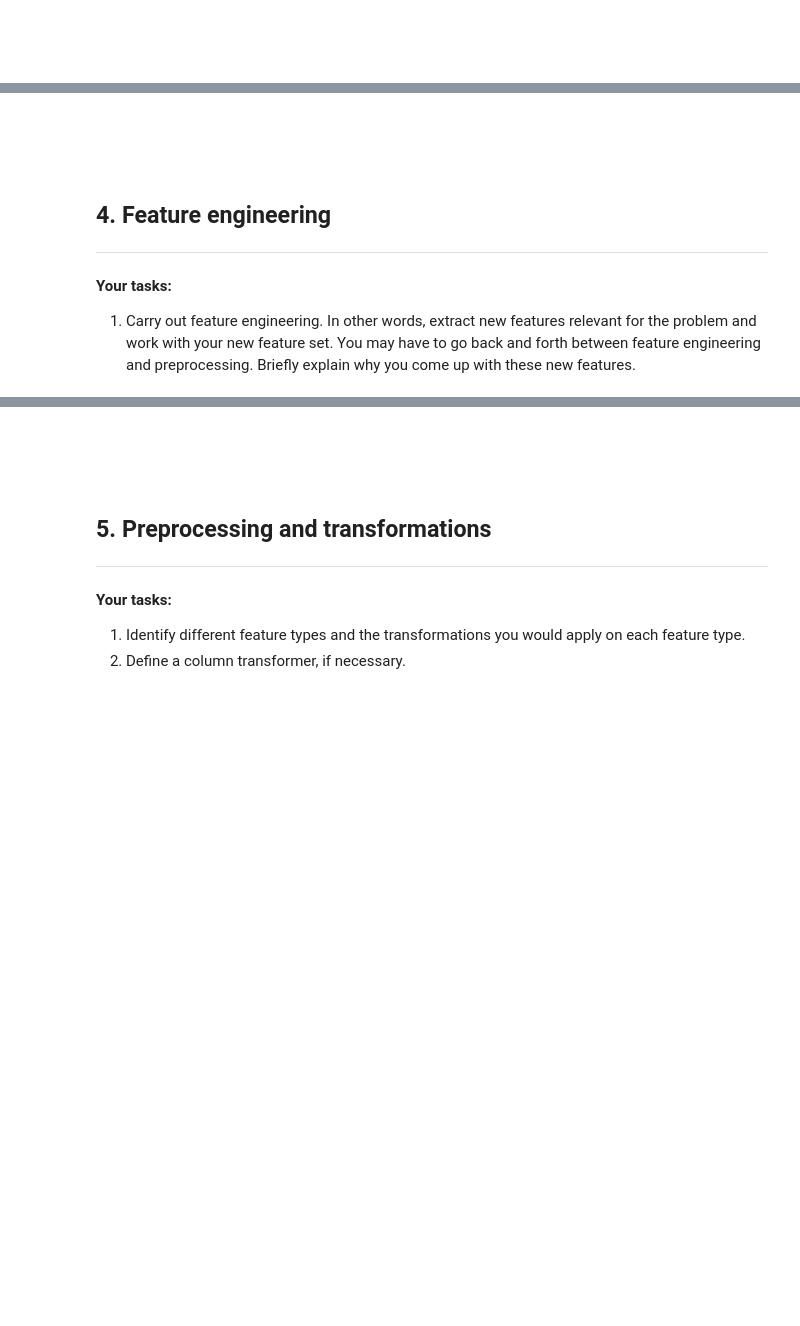
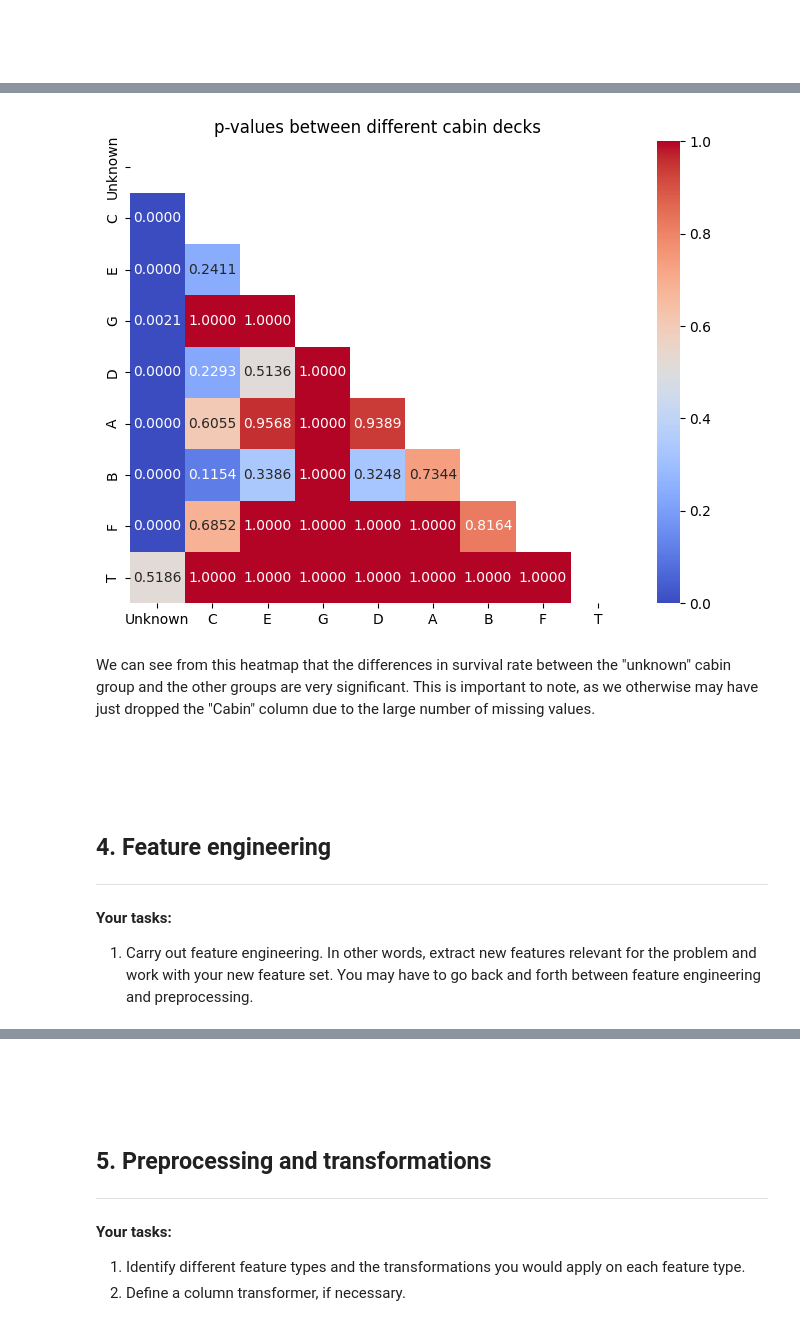
Before and after one commit to caden-maxwell/titanic_cs4320, a Jupyter notebook: final_report.ipynb, the cells around one changed output, grey strips where cells are left out. Cells and saved outputs as stored; diff of their text form; code cells hidden in the pictures; blank space fills up the shorter version.

```diff
--- a/final_report.ipynb
+++ b/final_report.ipynb
@@ -162,0 +200,23 @@ _Type your answer here, replacing this text._
+# %%
+# Idea from: https://medium.com/analytics-vidhya/constructing-heat-map-for-chi-square-test-of-independence-6d78aa2b140f
+
+p_values = np.zeros((num_bins, num_bins))
+for i, group1 in enumerate(age_group_labels):
+    for j, group2 in enumerate(age_group_labels):
+        contingency_table = pd.crosstab(
+            age_groups == group1,
+            age_groups == group2
+        )
+        _, p_values[i, j], _, _ = chi2_contingency(contingency_table)
+
+mask = np.triu(np.ones_like(p_values, dtype=bool))
+plt.figure(figsize=(8, 6))
+
+sns.heatmap(
+    p_values, annot=True, fmt='.4f', mask=mask,
+    xticklabels=age_group_labels, yticklabels=age_group_labels,
+    cmap='coolwarm',
+)
+
+plt.title('p-value for Age Groups')
+plt.show()
@@ -163,3 +260,31 @@ _Type your answer here, replacing this text._
+# %%
+# Idea from: https://medium.com/analytics-vidhya/constructing-heat-map-for-chi-square-test-of-independence-6d78aa2b140f
+
+deck_names = decks.unique()
+p_values = np.zeros((len(deck_names), len(deck_names)))
+for i, deck1 in enumerate(deck_names):
+    for j, deck2 in enumerate(deck_names):
+        contingency_table = pd.crosstab(
+            decks == deck1,
+            decks == deck2,
+        )
+        _, p_values[i, j], _, _ = chi2_contingency(contingency_table)
+
+plt.figure(figsize=(8, 6))
+sns.heatmap(
+    p_values, annot=True, fmt=".4f", cmap="coolwarm",
+    xticklabels=deck_names, yticklabels=deck_names,
+    mask=np.triu(np.ones_like(p_values, dtype=bool)),
+)
+plt.title("p-values between different cabin decks")
+plt.show()
+# %% [output]
+[figure, added]
+# %% [markdown]
+We can see from this heatmap that the differences in survival rate between the
+"unknown" cabin group and the other groups are very significant. This is important
+to note, as we otherwise may have just dropped the "Cabin" column due to the large
+number of missing values.
 # %% [markdown]
 <!-- END QUESTION -->
 
@@ -172,4 +297,4 @@ _Type your answer here, replacing this text._
 
 **Your tasks:**
 
-1. Carry out feature engineering. In other words, extract new features relevant for the problem and work with your new feature set. You may have to go back and forth between feature engineering and preprocessing. Briefly explain why you come up with these new features.
+1. Carry out feature engineering. In other words, extract new features relevant for the problem and work with your new feature set. You may have to go back and forth between feature engineering and preprocessing.
```
Also changed, not shown: parts of 27 cells of this notebook.
